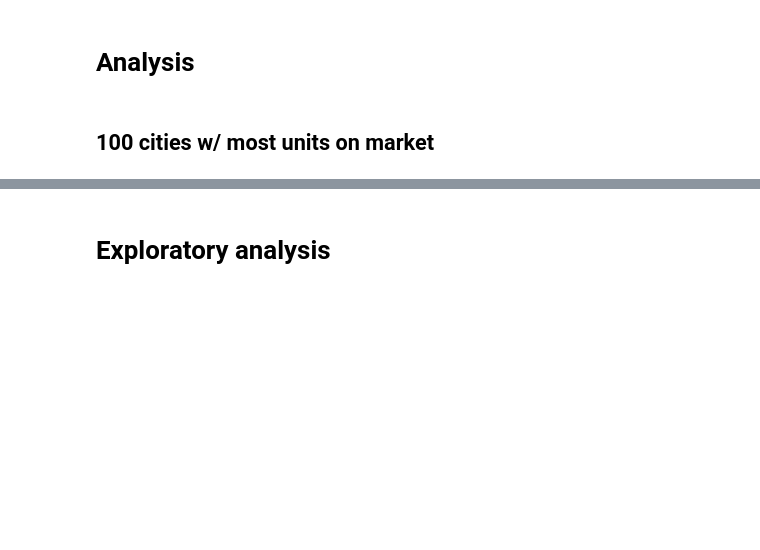
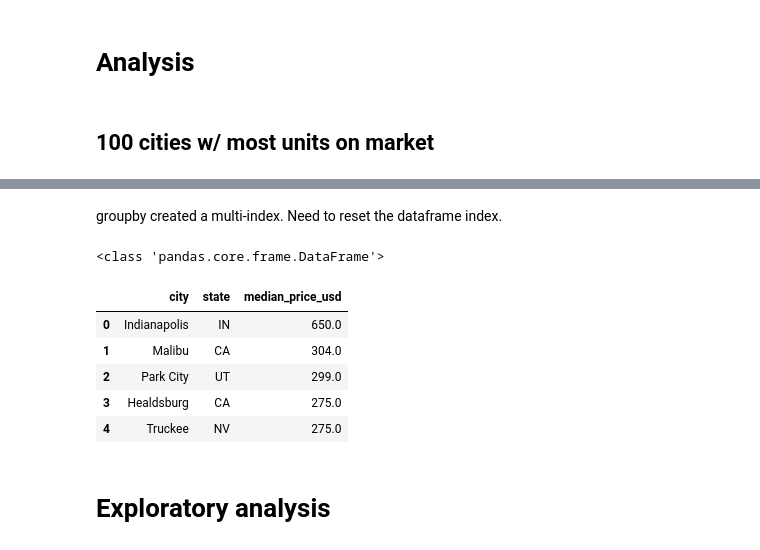
Before and after one commit to jaimiles23/Priceonomics_Data_Puzzle, a Jupyter notebook: puzzle_solution.ipynb, the cells around one changed output, grey strips where cells are left out. Cells and saved outputs as stored; diff of their text form; code cells hidden in the pictures; blank space fills up the shorter version.

```diff
--- a/puzzle_solution.ipynb
+++ b/puzzle_solution.ipynb
@@ -147,3 +139,17 @@ Durham       NC                 60.0
+# %% [markdown]
+groupby created a multi-index. Need to reset the dataframe index.
+# %%
+print(type(df_top_cities))
+
+df_top_cities.reset_index().head()
+# %% [output]
+<class 'pandas.core.frame.DataFrame'>
+|  | city | state | median_price_usd |
+| 0 | Indianapolis | IN | 650.0 |
+| 1 | Malibu | CA | 304.0 |
+| 2 | Park City | UT | 299.0 |
+| 3 | Healdsburg | CA | 275.0 |
+| 4 | Truckee | NV | 275.0 |
 # %% [markdown]
 # Exploratory analysis
 # %% [markdown]
```
Also changed, not shown: parts of 4 cells of this notebook.
